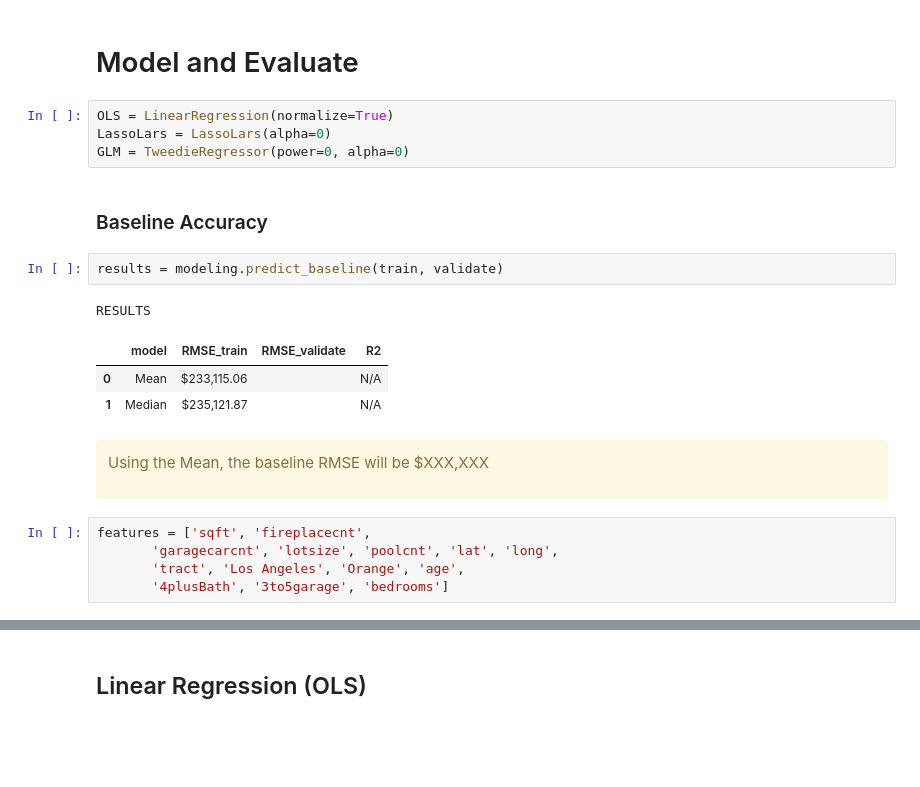
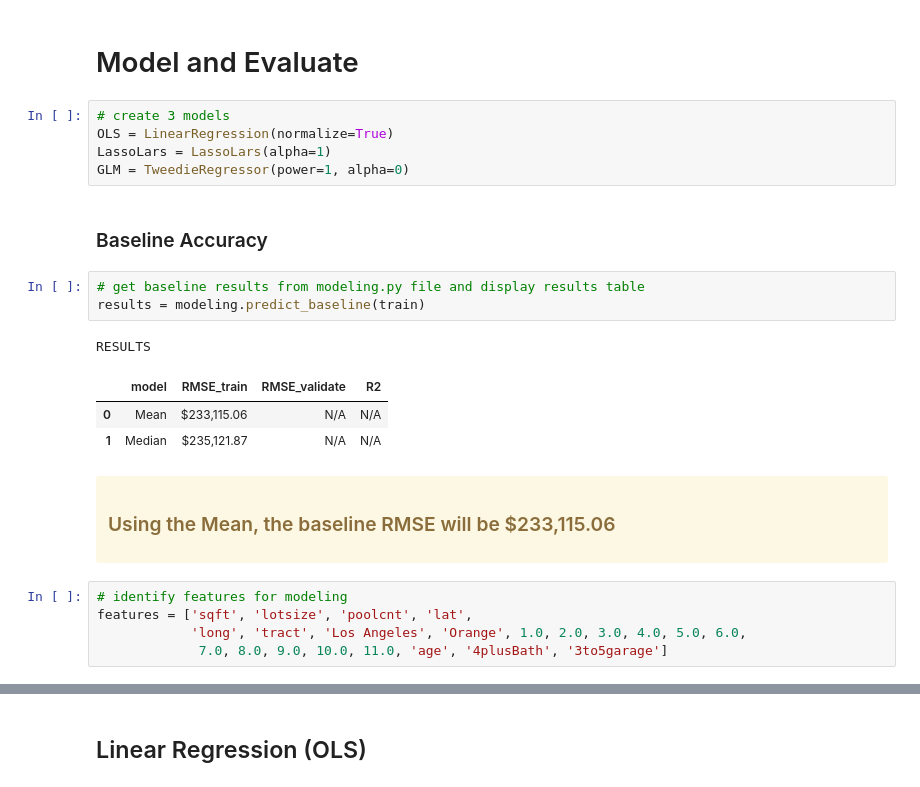
Before and after one commit to DanChurchill/regression_project_zillow, a Jupyter notebook: final_report.ipynb, the cells around one changed output, grey strips where cells are left out. Saved outputs shown, nothing was run; the diff lists cells and outputs as text; blank space fills up the shorter version.

```diff
--- a/final_report.ipynb
+++ b/final_report.ipynb
@@ -161,24 +171,26 @@ Bathroom Takeaways:<br>
 # %% [markdown]
 # Model and Evaluate
 # %%
+# create 3 models
 OLS = LinearRegression(normalize=True)
-LassoLars = LassoLars(alpha=0)
-GLM = TweedieRegressor(power=0, alpha=0)
+LassoLars = LassoLars(alpha=1)
+GLM = TweedieRegressor(power=1, alpha=0)
 # %% [markdown]
 ### Baseline Accuracy
 # %%
-results = modeling.predict_baseline(train, validate)
+# get baseline results from modeling.py file and display results table
+results = modeling.predict_baseline(train)
 # %% [output]
 RESULTS
 |  | model | RMSE_train | RMSE_validate | R2 |
-| 0 | Mean | $233,115.06 |  | N/A |
-| 1 | Median | $235,121.87 |  | N/A |
+| 0 | Mean | $233,115.06 | N/A | N/A |
+| 1 | Median | $235,121.87 | N/A | N/A |
 # %% [markdown]
 <div class="alert alert-block alert-warning">
 
-Using the Mean, the baseline RMSE will be $XXX,XXX
+### Using the Mean, the baseline RMSE will be $233,115.06
 # %%
-features = ['sqft', 'fireplacecnt',
-       'garagecarcnt', 'lotsize', 'poolcnt', 'lat', 'long',
-       'tract', 'Los Angeles', 'Orange', 'age',
-       '4plusBath', '3to5garage', 'bedrooms']
+# identify features for modeling
+features = ['sqft', 'lotsize', 'poolcnt', 'lat',
+            'long', 'tract', 'Los Angeles', 'Orange', 1.0, 2.0, 3.0, 4.0, 5.0, 6.0,
+             7.0, 8.0, 9.0, 10.0, 11.0, 'age', '4plusBath', '3to5garage']
```
Also changed, not shown: parts of 16 cells of this notebook, 4 other files.
